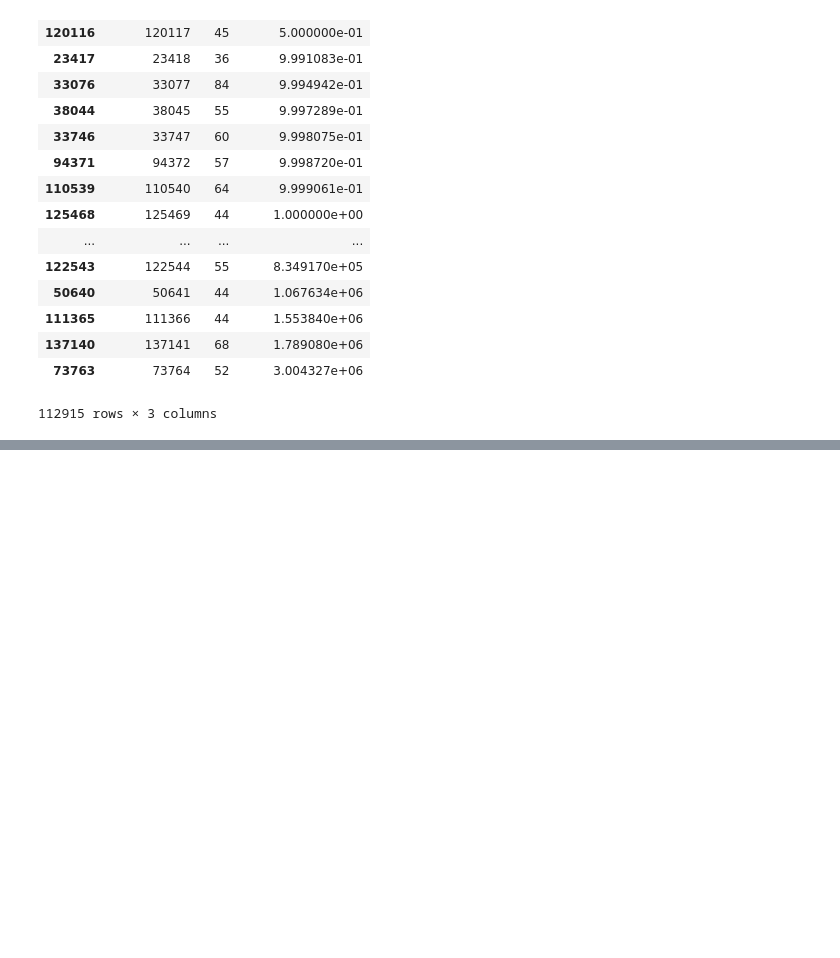
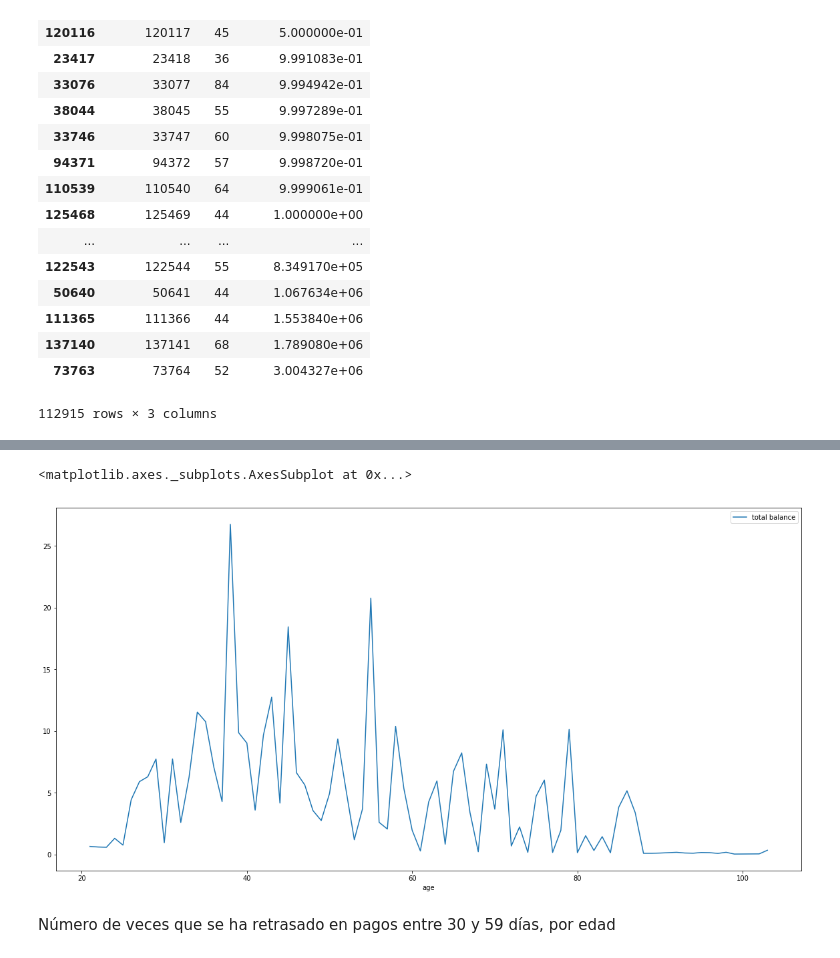
Before and after one commit to RaquelAM/bank, a Jupyter notebook: Bank_2.ipynb, the cells around one changed output, grey strips where cells are left out. Drawn from its saved outputs; the diff is of its cells as text; code cells hidden in the pictures; blank space fills up the shorter version.

```diff
--- a/Bank_2.ipynb
+++ b/Bank_2.ipynb
@@ -167,0 +272,2 @@ age_remaining_money.sort_values(by='money')
+# %%
+total_balance = total_balance.dropna(axis=0, how='any')
@@ -167,0 +295,3 @@ age_remaining_money.sort_values(by='money')
+# %%
+age_total_balance = pd.DataFrame(columns={'total balance', 'age'})
+age_total_balance
@@ -167,0 +300,4 @@ age_remaining_money.sort_values(by='money')
+# %%
+for x in range(21,104):
+    meanTB = total_balance.loc[total_balance['age'] == x]["RevolvingUtilizationOfUnsecuredLines"].mean()
+    age_total_balance = age_total_balance.append(pd.DataFrame([[meanTB,x]], columns={'total balance','age'}))
@@ -167,0 +325,2 @@ age_remaining_money.sort_values(by='money')
+# %%
+age_total_balance = age_total_balance.dropna(axis=0, how='any')
@@ -167,0 +348,7 @@ age_remaining_money.sort_values(by='money')
+# %%
+age_total_balance.plot(x='age', y='total balance',figsize=(20,10))
+# %% [output]
+<matplotlib.axes._subplots.AxesSubplot at 0x...>
+[figure, added]
+# %% [markdown]
+Número de veces que se ha retrasado en pagos entre 30 y 59 días, por edad
```
Also changed, not shown: parts of 48 cells of this notebook.
